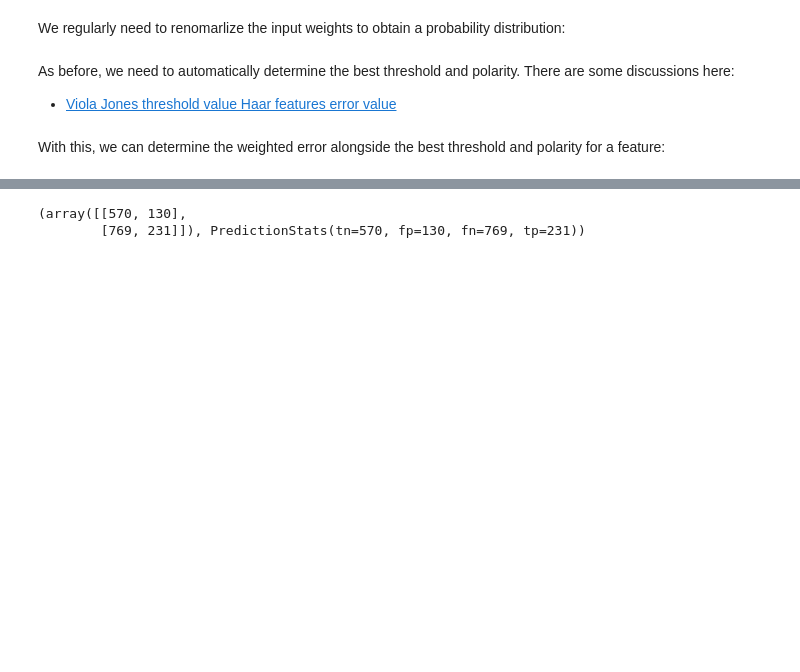
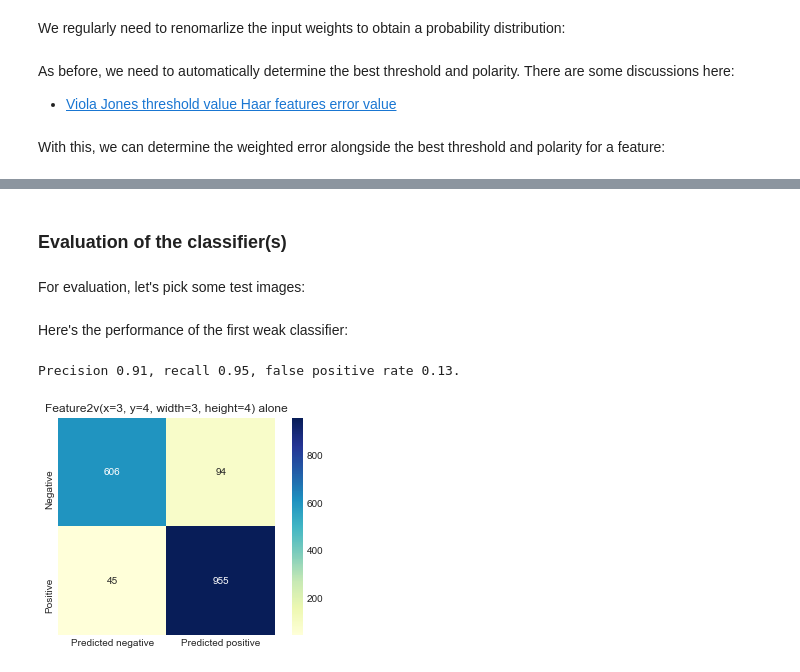
Before and after one commit to sunsided/viola-jones-adaboost, a Jupyter notebook: viola-jones.ipynb, the cells around one changed output, grey strips where cells are left out. Drawn from its saved outputs; the diff is of its cells as text; code cells hidden in the pictures; blank space fills up the shorter version.

```diff
--- a/viola-jones.ipynb
+++ b/viola-jones.ipynb
@@ -1364,7 +1360,24 @@ c, s
-# %%
-ys_2 = np.array([strong_classifier(weak_classifiers, x) for x in xis])
-c, s = prediction_stats(ys, ys_2)
-c, s
-# %% [output]
-(array([[570, 130],
-        [769, 231]]), PredictionStats(tn=570, fp=130, fn=769, tp=231))
+# %% [markdown]
+### Evaluation of the classifier(s)
+# %% [markdown]
+For evaluation, let's pick some test images:
+# %%
+random.seed(1337)
+np.random.seed(1337)
+test_xs, test_ys = sample_data_normalized(1000, 700)
+test_xis = np.array([to_integral(x) for x in test_xs])
+# %% [markdown]
+Here's the performance of the first weak classifier:
+# %%
+ys_1 = np.array([run_weak_classifier(x, weak_classifiers[0]) for x in test_xis])
+c, s = prediction_stats(test_ys, ys_1)
+
+sns.heatmap(c, cmap='YlGnBu', annot=True, square=True, fmt='d',
+            xticklabels=['Predicted negative', 'Predicted positive'],
+            yticklabels=['Negative', 'Positive'])
+plt.title(f'{weak_classifiers[0].classifier} alone');
+
+print(f'Precision {s.tp/(s.tp+s.fp):.2f}, recall {s.tp/(s.tp+s.fn):.2f}, false positive rate {s.fp/(s.fp+s.tn):.2f}.')
+# %% [output]
+Precision 0.91, recall 0.95, false positive rate 0.13.
+[figure, added]
```
Also changed, not shown: parts of 9 cells of this notebook.
